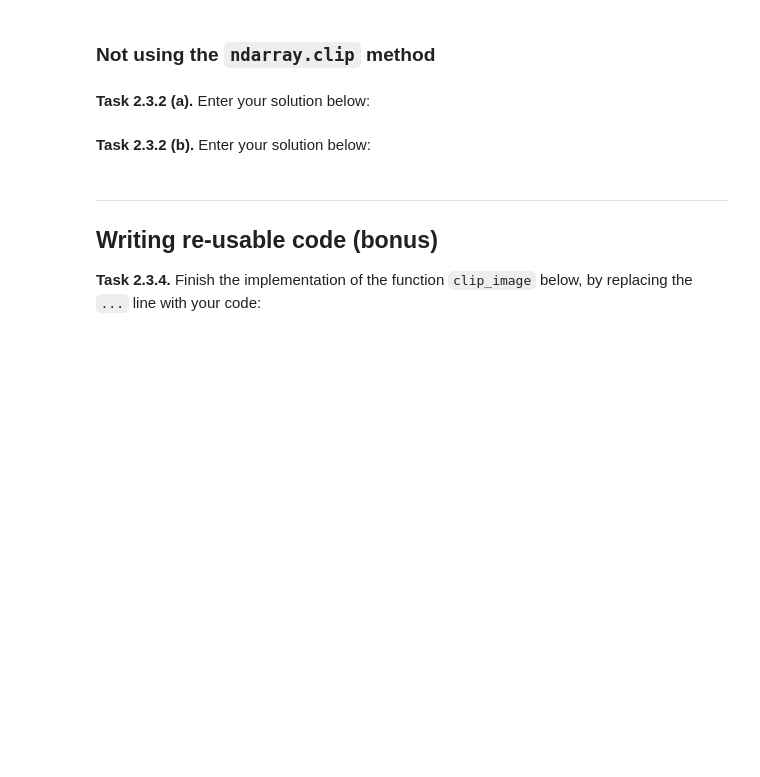
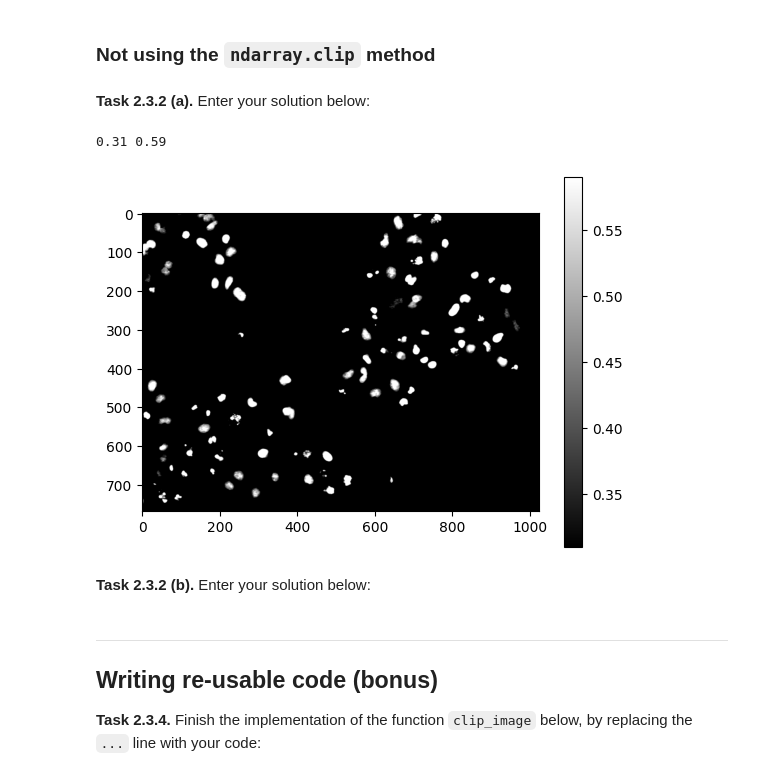
Before and after one commit to joystoeber/mobi-fs3-python, a Jupyter notebook: task2.ipynb, the cells around one changed output. Cells and saved outputs as stored; diff of their text form; code cells hidden in the pictures; blank space fills up the shorter version.

```diff
--- a/task2.ipynb
+++ b/task2.ipynb
@@ -57,6 +58,22 @@ plt.imshow(img, 'gray')
 ### Not using the `ndarray.clip` method
 # %% [markdown]
 **<a id="#">Task 2.3.2 (a).</a>** Enter your solution below:
+# %%
+result = img.copy()
+for row in range(img.shape[0]):
+    for col in range(img.shape[1]):
+        value = img[row,col]
+        if value < T1:
+            value = T1
+        elif value > T2:
+            value = T2
+        result[row,col] = value
+plt.imshow(result, 'gray')
+plt.colorbar()
+print(result.min(), result.max())
+# %% [output]
+0.31 0.59
+[figure, added]
 # %% [markdown]
 **<a id="#">Task 2.3.2 (b).</a>** Enter your solution below:
 # %% [markdown]
```
Also changed, not shown: parts of 1 cell of this notebook.
